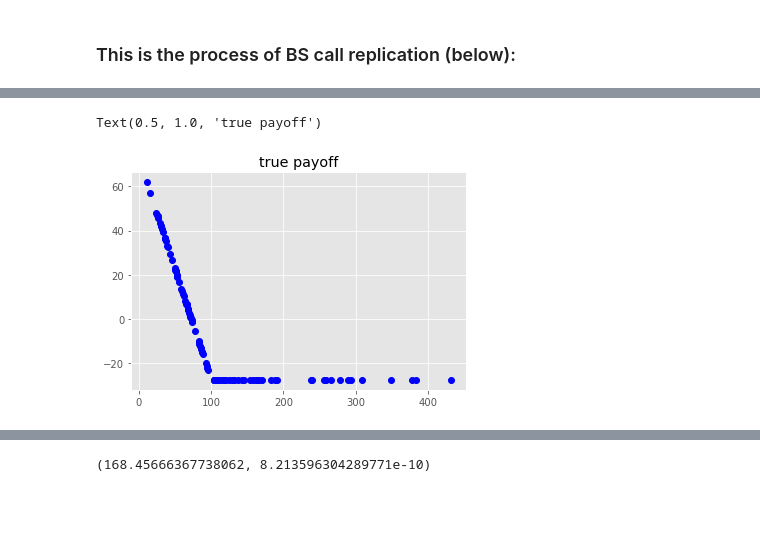
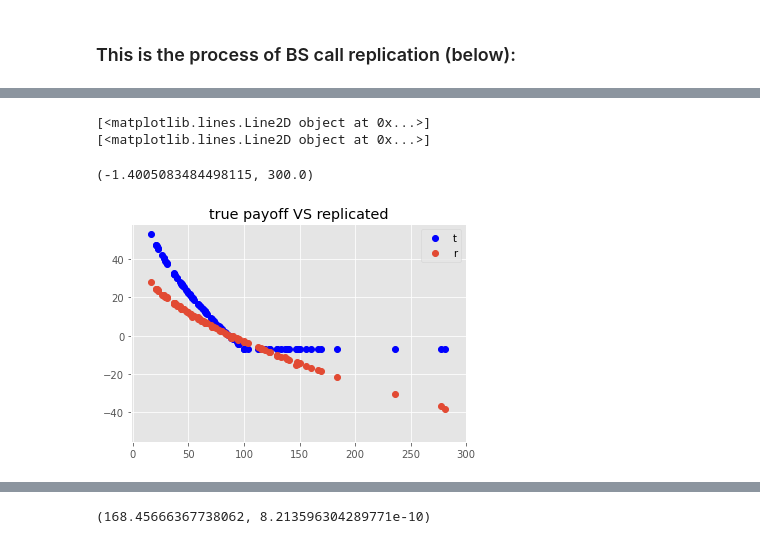
Before and after one commit to DeltaDex-Protocol/research, a Jupyter notebook: BS_put_rootPrice.ipynb, the cells around one changed output, grey strips where cells are left out. Saved outputs shown, nothing was run; the diff lists cells and outputs as text; code cells hidden in the pictures; blank space fills up the shorter version.

```diff
--- a/BS_put_rootPrice.ipynb
+++ b/BS_put_rootPrice.ipynb
@@ -97,7 +95,7 @@ Text(0, 0.5, 'delta')
 # delta_BS_root_put = sp.simplify(sp_BS_root_put(x0, y0, x, y , S, T, r, sigma).diff(S))
 # print(delta_BS_root_put)
 # %%
-def BS_root_put(x0, y0, x, y , S, T, r, sigma):
+def BS_root_put(x0, y0, S, T, r, sigma):
 
     # x0 is usdc amount
     TV0 = 2 * np.sqrt(x0 * y0) * np.sqrt(S)
@@ -142,16 +140,16 @@ for i in range(len(all_paths[:])):
     for j in range(len(all_paths[i])):
         t = (T / steps) * j
         prev_asset = asset
-        asset = -(delta_BS_root_put(x0,y0,1,1,all_paths[i][j],T-t,r,sigma))
+        asset = (delta_BS_root_put(x0,y0,all_paths[i][j],T-t,r,sigma))
 #         print('x0: {}, y0: {}, S[i][j]:{},T-t:{}, asset:{}'.format(x0,y0,all_paths[i][j],T-t, asset))
         usdc = usdc - (asset - prev_asset) * all_paths[i][j]
 #         print(asset, usdc)
 
     last_price.append(all_paths[i][-1])
     replicated_payoff.append(asset*all_paths[i][-1] + usdc - initial_usdc)
-    # max((TV0) - (TV)) - root_put_price
+    # max((TV0(S0)) - (TV(S))) - root_put_price
     # max(0, K - S) - put_price
-    true_payoff.append(max(0, (2*x0) - (2*y0*np.sqrt(S))* np.sqrt(all_paths[i][-1])) - BS_root_put(x0, y0,1,1, S, T, r, sigma))
+    true_payoff.append(max(0, (2*x0) - (2*np.sqrt(y0*x0))* np.sqrt(all_paths[i][-1])) - BS_root_put(x0, y0, S, T, r, sigma))
 
 # x0 = 500 # 500 usdc
 # S0 = 120
@@ -221,7 +222,7 @@ Range = []
 Values = [100]
 
 sigma = 1
-T = 0.5
+T = 0.1
 
 plt.style.use('ggplot')
 plt.rcParams['lines.linewidth'] = 0.6
@@ -343,34 +344,33 @@ last_price = []
 replicated_payoff = []
 true_payoff = []
 
-S = 100
+# S = 100
 K = 100
-T = 0.5
+T = 0.1
 r = 0
 sigma = 1
+x0 = 50
+y0 = x0 / K
 
-asset = 0
-initial_usdc = 0
-usdc = 0
-prev_asset = 0
+
 
 for i in range(len(all_paths[:])):
-    asset = 0
-    initial_usdc = 200
+    asset = 0   # not sure if it's correct. Maybe shpuld be here asset = 0
+    initial_usdc = 0
     usdc = initial_usdc
-    prev_asset = 0
+    prev_asset = asset
 
     for j in range(len(all_paths[i])):
         t = (T / steps) * j
         prev_asset = asset
-        asset = delta_BS_put(all_paths[i][j], K, T - t, r, sigma)
+        asset = new_way_BS_delta_root_put(x0, K, all_paths[i][j], T-t, r, sigma)
         usdc = usdc - (asset - prev_asset) * all_paths[i][j]
-#         print(asset, usdc)
+        print(asset, usdc)
 
     last_price.append(all_paths[i][-1])
     replicated_payoff.append(asset*all_paths[i][-1] + usdc - initial_usdc)
 
-    true_payoff.append(max(0, K - all_paths[i][-1]) - BS_PUT(S, K, T, r, sigma))
+    true_payoff.append(max(0, (2*x0) - (2*np.sqrt(y0*x0))* np.sqrt(all_paths[i][-1]) ) - BS_root_put(x0, y0, K, T, r, sigma))
 
 # print(all_paths[1][-1])
 # print(asset*all_paths[1][-1]+ usdc)
@@ -377,6 +395,11 @@ for i in range(len(all_paths[:])):
 # %%
-plt.plot(last_price, true_payoff, 'bo')
-plt.title('true payoff')
+print(plt.plot(last_price, true_payoff, 'bo'))
+print(plt.plot(last_price, replicated_payoff, 'o'))
+plt.title('true payoff VS replicated')
+plt.legend('tr')
+plt.xlim(xmax=300)
 # %% [output]
-Text(0.5, 1.0, 'true payoff')
+[<matplotlib.lines.Line2D object at 0x...>]
+[<matplotlib.lines.Line2D object at 0x...>]
+(-1.4005083484498115, 300.0)
-[figure, old version]
+[figure, new version]
```
Also changed, not shown: parts of 32 cells of this notebook.
